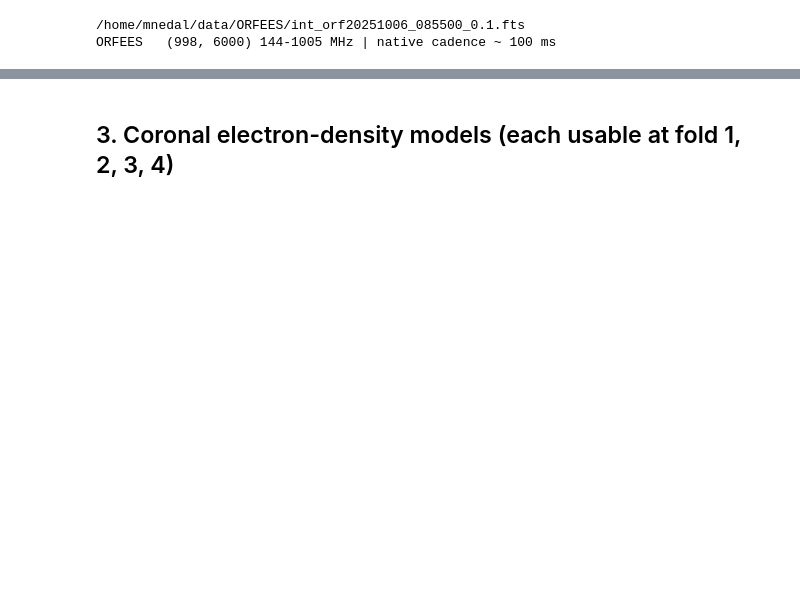
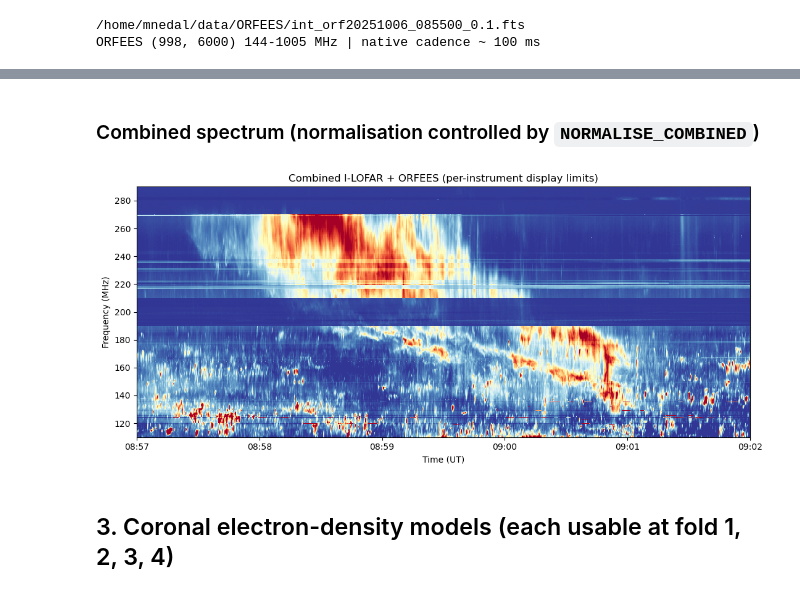
Before and after one commit to MohamedNedal/dias_work, a Jupyter notebook: 20251006/trace_type2_ilofar_orfees.ipynb, the cells around one changed output, grey strips where cells are left out. Cells and saved outputs as stored; diff of their text form; code cells hidden in the pictures; blank space fills up the shorter version.

```diff
--- a/20251006/trace_type2_ilofar_orfees.ipynb
+++ b/20251006/trace_type2_ilofar_orfees.ipynb
@@ -265,3 +336,19 @@ plt.show()
+# %% [markdown]
+### Combined spectrum (normalisation controlled by `NORMALISE_COMBINED`)
+# %%
+fig, ax = plt.subplots(figsize=[11, 5])
+draw_layers(ax)
+ax.set_ylim(110, 290)
+ax.set_xlim(EVENT_START, EVENT_END)
+ax.xaxis.set_major_formatter(mdates.DateFormatter('%H:%M'))
+ax.set_xlabel('Time (UT)')
+ax.set_ylabel('Frequency (MHz)')
+tag = 'jointly normalised to [0,1]' if NORMALISE_COMBINED else 'per-instrument display limits'
+ax.set_title(f'Combined I-LOFAR + ORFEES ({tag})')
+fig.tight_layout()
+plt.show()
+# %% [output]
+[figure, added]
 # %% [markdown]
 ## 3. Coronal electron-density models (each usable at fold 1, 2, 3, 4)
 # %%
```
Also changed, not shown: parts of 25 cells of this notebook.
